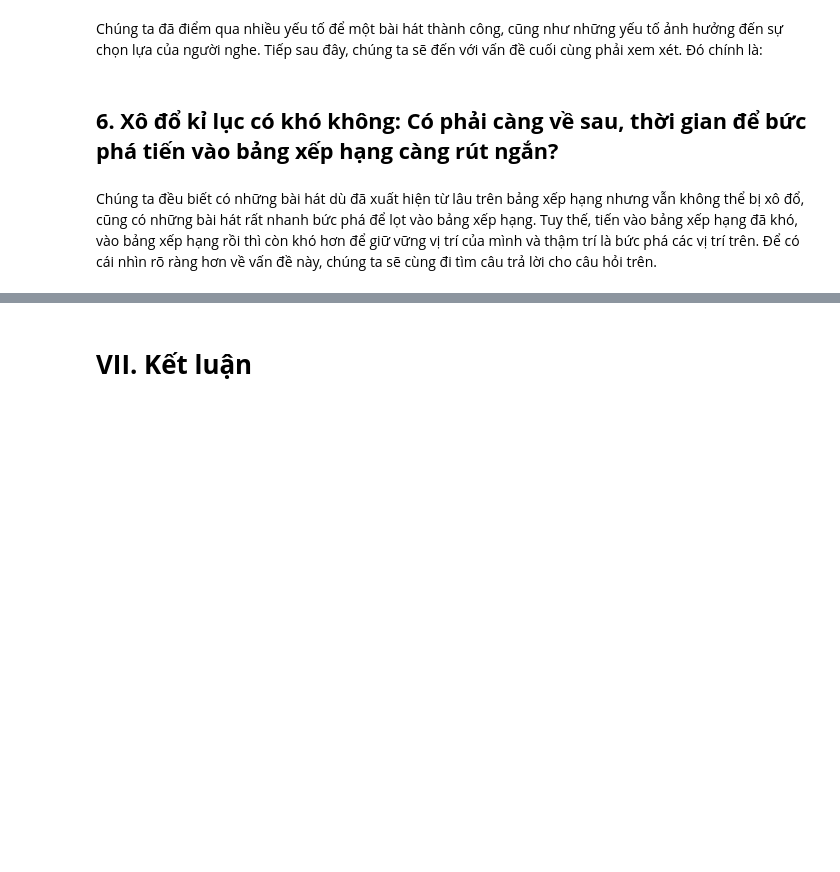
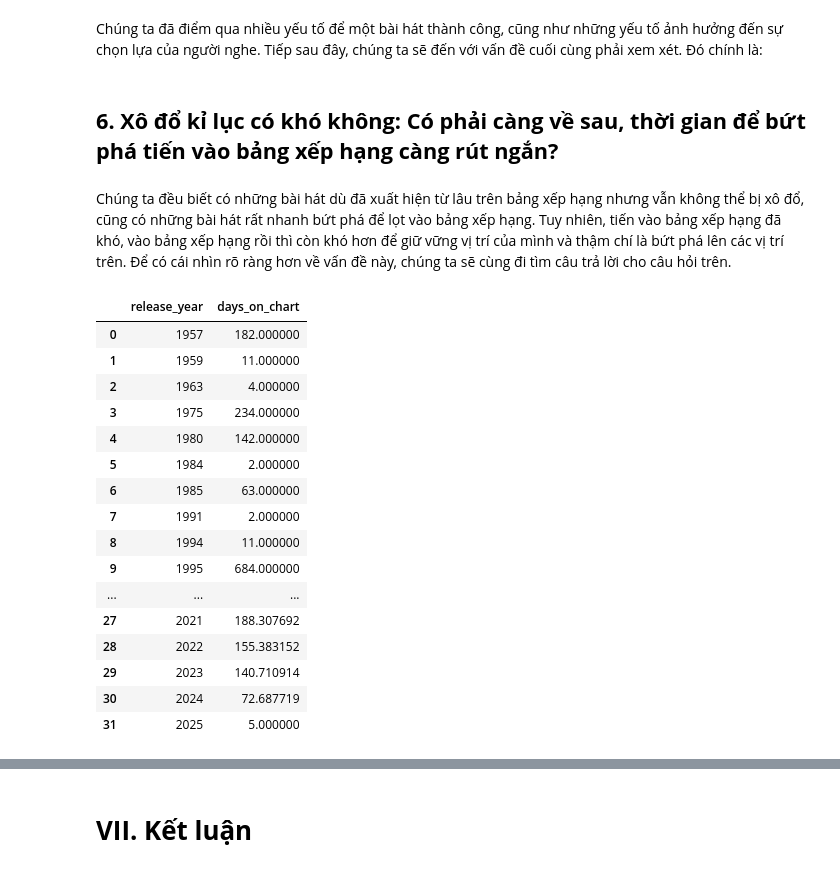
Before and after one commit to pililover/Visualization-Lab, a Jupyter notebook: sourcecode/data_visualization.ipynb, the cells around one changed output, grey strips where cells are left out. Drawn from its saved outputs; the diff is of its cells as text; code cells hidden in the pictures; blank space fills up the shorter version.

```diff
--- a/sourcecode/data_visualization.ipynb
+++ b/sourcecode/data_visualization.ipynb
@@ -1193,6 +1336,37 @@ df
 Chúng ta đã điểm qua nhiều yếu tố để một bài hát thành công, cũng như những yếu tố ảnh hưởng đến sự chọn lựa của người nghe. Tiếp sau đây, chúng ta sẽ đến với vấn đề cuối cùng phải xem xét. Đó chính là:
 # %% [markdown]
 <a id="a6"></a>
-## **6. Xô đổ kỉ lục có khó không: Có phải càng về sau, thời gian để bức phá tiến vào bảng xếp hạng càng rút ngắn?**
+## **6. Xô đổ kỉ lục có khó không: Có phải càng về sau, thời gian để bứt phá tiến vào bảng xếp hạng càng rút ngắn?**
 # %% [markdown]
-Chúng ta đều biết có những bài hát dù đã xuất hiện từ lâu trên bảng xếp hạng nhưng vẫn không thể bị xô đổ, cũng có những bài hát rất nhanh bức phá để lọt vào bảng xếp hạng. Tuy thế, tiến vào bảng xếp hạng đã khó, vào bảng xếp hạng rồi thì còn khó hơn để giữ vững vị trí của mình và thậm trí là bức phá các vị trí trên. Để có cái nhìn rõ ràng hơn về vấn đề này, chúng ta sẽ cùng đi tìm câu trả lời cho câu hỏi trên.
+Chúng ta đều biết có những bài hát dù đã xuất hiện từ lâu trên bảng xếp hạng nhưng vẫn không thể bị xô đổ, cũng có những bài hát rất nhanh bứt phá để lọt vào bảng xếp hạng. Tuy nhiên, tiến vào bảng xếp hạng đã khó, vào bảng xếp hạng rồi thì còn khó hơn để giữ vững vị trí của mình và thậm chí là bứt phá lên các vị trí trên. Để có cái nhìn rõ ràng hơn về vấn đề này, chúng ta sẽ cùng đi tìm câu trả lời cho câu hỏi trên.
+# %%
+# Chuyển đổi release_date thành kiểu datetime
+df['release_date'] = pd.to_datetime(df['release_date'])
+
+# Lấy năm phát hành
+df['release_year'] = df['release_date'].dt.year
+
+# Lấy giá trị days_on_chart lớn nhất cho mỗi bài hát
+df_max_days = df.groupby(['track_name', 'release_year'], as_index=False)['days_on_chart'].max()
+
+# Tính trung bình days_on_chart theo từng năm
+yearly_avg_days = df_max_days.groupby('release_year', as_index=False)['days_on_chart'].mean()
+yearly_avg_days
+# %% [output]
+|  | release_year | days_on_chart |
+| 0 | 1957 | 182.000000 |
+| 1 | 1959 | 11.000000 |
+| 2 | 1963 | 4.000000 |
+| 3 | 1975 | 234.000000 |
+| 4 | 1980 | 142.000000 |
+| 5 | 1984 | 2.000000 |
+| 6 | 1985 | 63.000000 |
+| 7 | 1991 | 2.000000 |
+| 8 | 1994 | 11.000000 |
+| 9 | 1995 | 684.000000 |
+| ... | ... | ... |
+| 27 | 2021 | 188.307692 |
+| 28 | 2022 | 155.383152 |
+| 29 | 2023 | 140.710914 |
+| 30 | 2024 | 72.687719 |
+| 31 | 2025 | 5.000000 |
```
Also changed, not shown: parts of 20 cells of this notebook, 2 other files.
